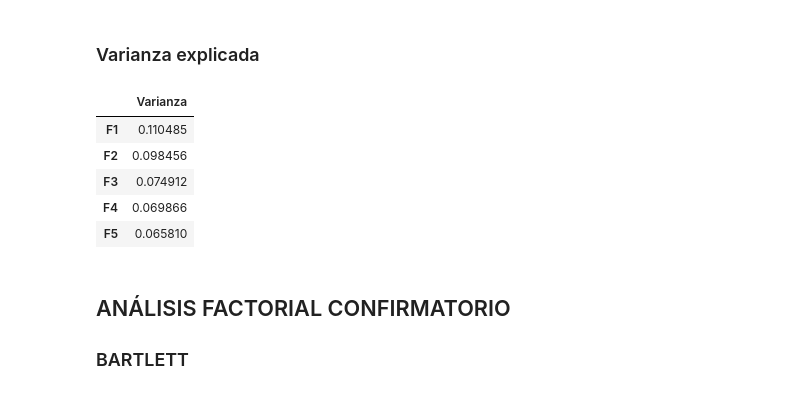
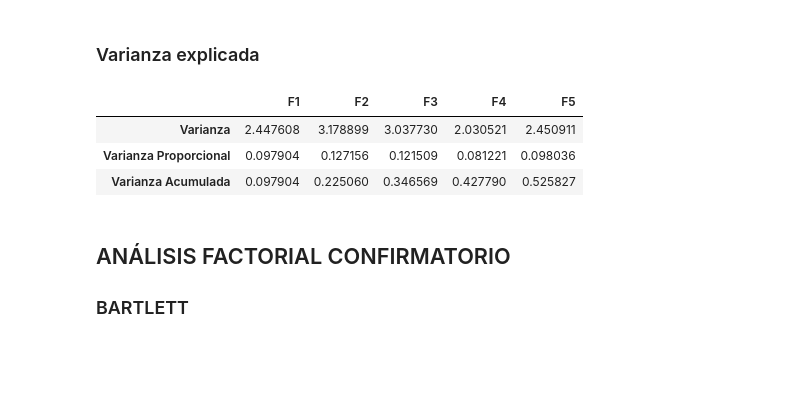
Before and after one commit to jisaaco/everchanging, a Jupyter notebook: factor_analysis_karina.ipynb, the cells around one changed output. Saved outputs shown, nothing was run; the diff lists cells and outputs as text; code cells hidden in the pictures; blank space fills up the shorter version.

```diff
--- a/factor_analysis_karina.ipynb
+++ b/factor_analysis_karina.ipynb
@@ -56,7 +58,7 @@ sns.lineplot(data = df,
 # %%
 fa = FactorAnalyzer(n_factors = 5,
                     rotation = 'oblimin',
-                    method = 'ml',
+                    method = 'principal',
                     use_smc = True)
 fa.fit(X_exp)
 
@@ -107,18 +109,18 @@ correlaciones
 # %% [markdown]
 ### Varianza explicada
 # %%
-var_array = fa.get_factor_variance()[1]
+var_array = fa.get_factor_variance()
 varianzas = pd.DataFrame(var_array,
-                         columns = ['Varianza'],
-                         index = cols_exp)
+                         columns = cols_exp,
+                         index = ['Varianza',
+                                  'Varianza Proporcional',
+                                  'Varianza Acumulada'])
 varianzas
 # %% [output]
-|  | Varianza |
-| F1 | 0.110485 |
-| F2 | 0.098456 |
-| F3 | 0.074912 |
-| F4 | 0.069866 |
-| F5 | 0.065810 |
+|  | F1 | F2 | F3 | F4 | F5 |
+| Varianza | 2.447608 | 3.178899 | 3.037730 | 2.030521 | 2.450911 |
+| Varianza Proporcional | 0.097904 | 0.127156 | 0.121509 | 0.081221 | 0.098036 |
+| Varianza Acumulada | 0.097904 | 0.225060 | 0.346569 | 0.427790 | 0.525827 |
 # %% [markdown]
 ## ANÁLISIS FACTORIAL CONFIRMATORIO
 ### BARTLETT
```
Also changed, not shown: parts of 9 cells of this notebook.
